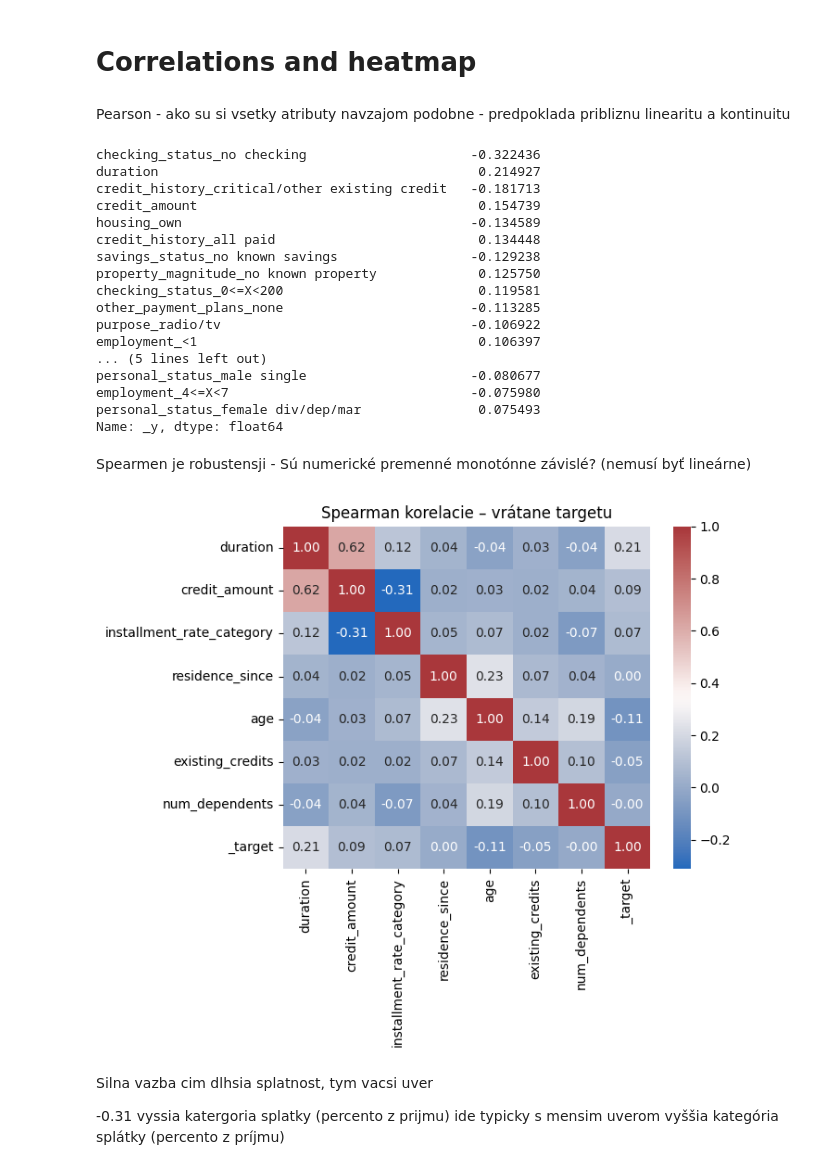
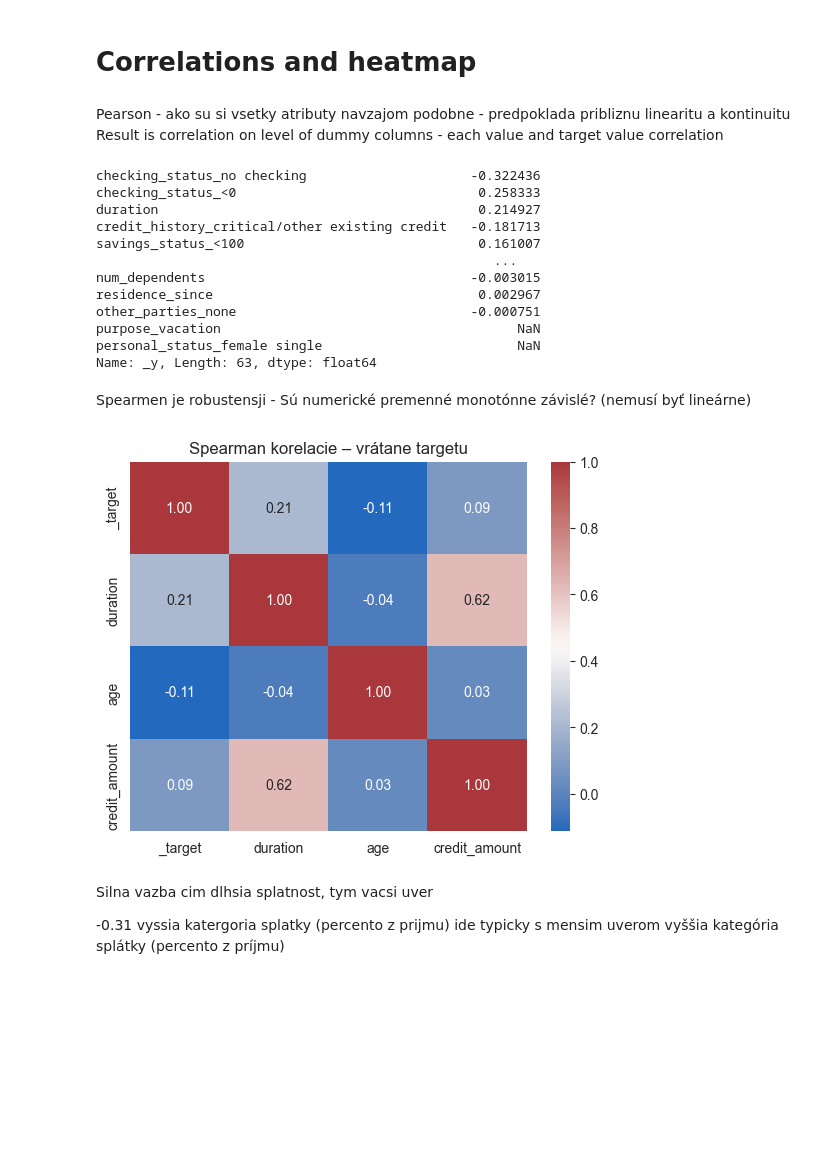
Before and after one commit to waspiix/ZNEUS_team_Stefanec-Horan, a Jupyter notebook: index.ipynb, the cells around one changed output. Drawn from its saved outputs; the diff is of its cells as text; code cells hidden in the pictures; blank space fills up the shorter version.

```diff
--- a/index.ipynb
+++ b/index.ipynb
@@ -178,14 +193,12 @@ Categories (4, object): ['unemp/unskilled non res' < 'unskilled resident' < 'ski
 # %%
-from statsmodels.graphics.gofplots import qqplot
-import warnings; warnings.filterwarnings("ignore")
+
 
 results_normality = []
 for c in num_cols:
-    x = pd.to_numeric(df[c], errors="coerce").dropna().astype(float)
+    x = pd.to_numeric(df[c], errors="coerce").astype(float)
     # D’Agostino K² (more robust for bigger N than Shapiro)
     k2_stat, p = stats.normaltest(x)
     results_normality.append((c, k2_stat, p, np.mean(x), np.std(x), stats.skew(x), stats.kurtosis(x)))
-
 norm_table = (pd.DataFrame(results_normality, columns=["feature","k2","p_value","mean","std","skew","kurtosis"])
                 .sort_values("p_value"))
 display(norm_table)
@@ -217,0 +237,17 @@ Testy a metriky - neparametricke porovnania medzi triedami (Mann-Whitney radsej
+# %%
+forced_categorical = [
+    "installment_rate_category",
+    "residence_since",
+    "existing_credits",
+    "num_dependents"
+]
+
+# delete our new categorical data from num cols
+num_cols = [c for c in num_cols if c not in forced_categorical]
+
+# add them to category
+category_cols = category_cols + forced_categorical
+category_cols = sorted(list(set(category_cols)))
+
+print(category_cols)
+print(num_cols)
@@ -306,6 +344,7 @@ for c in num_cols:
 # Correlations and heatmap
 # %% [markdown]
 Pearson - ako su si vsetky atributy navzajom podobne - predpoklada pribliznu linearitu a kontinuitu
+Result is correlation on level of dummy columns - each value and target value correlation
 # %%
 # Convert the target into a binary numeric form
 # print(df[target])
@@ -314,7 +353,7 @@ y_bin = (df[target].astype(str).str.lower() == "bad").astype(int)
 
 # One-hot encode categorical features – drop_first=True prevents perfect
 # multicollienarity (dummy trap)
-df_enc = pd.get_dummies(df.drop(columns=[target]), drop_first=True)
+df_enc = pd.get_dummies(df.drop(columns=[target]))
 
 # correlation matrix
 corr = df_enc.corr(numeric_only=True)
@@ -325,45 +364,43 @@ corr_target = df_enc.assign(_y=y_bin) \
                     .drop('_y') \
                     .sort_values(key=np.abs, ascending=False)
 
-corr_target.head(20)
+corr_target
 # %% [output]
 checking_status_no checking                     -0.322436
+checking_status_<0                               0.258333
 duration                                         0.214927
 credit_history_critical/other existing credit   -0.181713
-credit_amount                                    0.154739
-housing_own                                     -0.134589
-credit_history_all paid                          0.134448
-savings_status_no known savings                 -0.129238
-property_magnitude_no known property             0.125750
-checking_status_0<=X<200                         0.119581
-other_payment_plans_none                        -0.113285
-purpose_radio/tv                                -0.106922
-employment_<1                                    0.106397
-... (5 lines left out)
-personal_status_male single                     -0.080677
-employment_4<=X<7                               -0.075980
-personal_status_female div/dep/mar               0.075493
-Name: _y, dtype: float64
+savings_status_<100                              0.161007
+                                                   ...
+num_dependents                                  -0.003015
+residence_since                                  0.002967
+other_parties_none                              -0.000751
+purpose_vacation                                      NaN
+personal_status_female single                         NaN
+Name: _y, Length: 63, dtype: float64
 # %% [markdown]
 Spearmen je robustensji - Sú numerické premenné monotónne závislé? (nemusí byť lineárne)
 # %%
 df_corr = df[num_cols].copy()
 df_corr["_target"] = y_bin  # 0/1 verzia targetu
 
 spearman_mat = df_corr.corr(method="spearman")
-sns.heatmap(spearman_mat, annot=True, fmt=".2f", cmap="vlag")
+order = (spearman_mat["_target"].abs()
+         .sort_values(ascending=False).index.tolist())
+sns.heatmap(spearman_mat.loc[order, order], annot=True, fmt=".2f", cmap="vlag")
+
 plt.title("Spearman korelacie – vrátane targetu")
 plt.show()
 
 # pb_df = pd.DataFrame(rows, columns=["feature","r_pb","p_value"]) \
 #            .sort_values("r_pb", key=abs, ascending=False)
 #
 # sns.barplot(data=pb_df, x="r_pb", y="feature")
 # plt.title("Point-biserial korelacia s targetom")
 # plt.axvline(0, color="black", linewidth=1)
 # plt.show()
 # %% [output]
-[figure, old version]
+[figure, new version]
 # %% [markdown]
 Silna vazba cim dlhsia splatnost, tym vacsi uver
 
```
Also changed, not shown: parts of 31 cells of this notebook.
